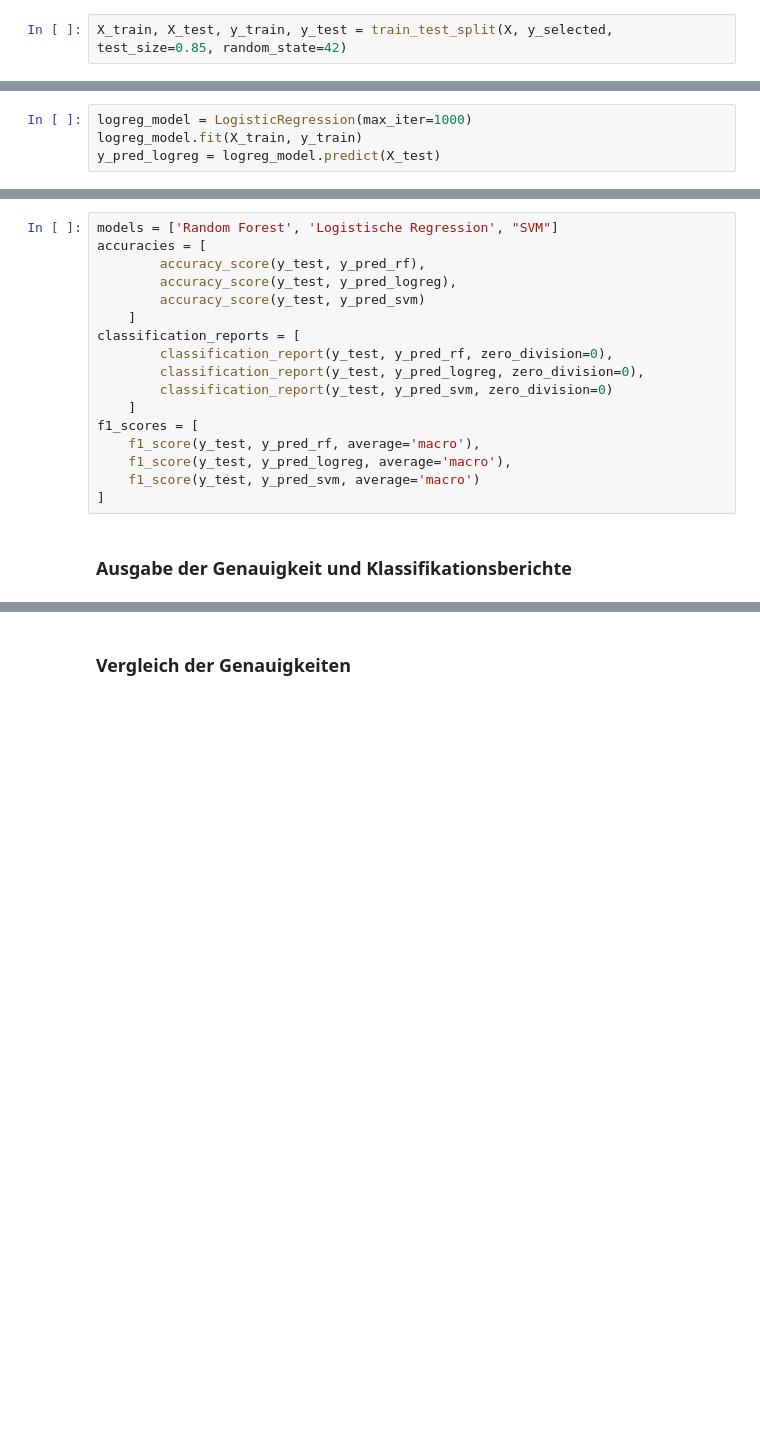
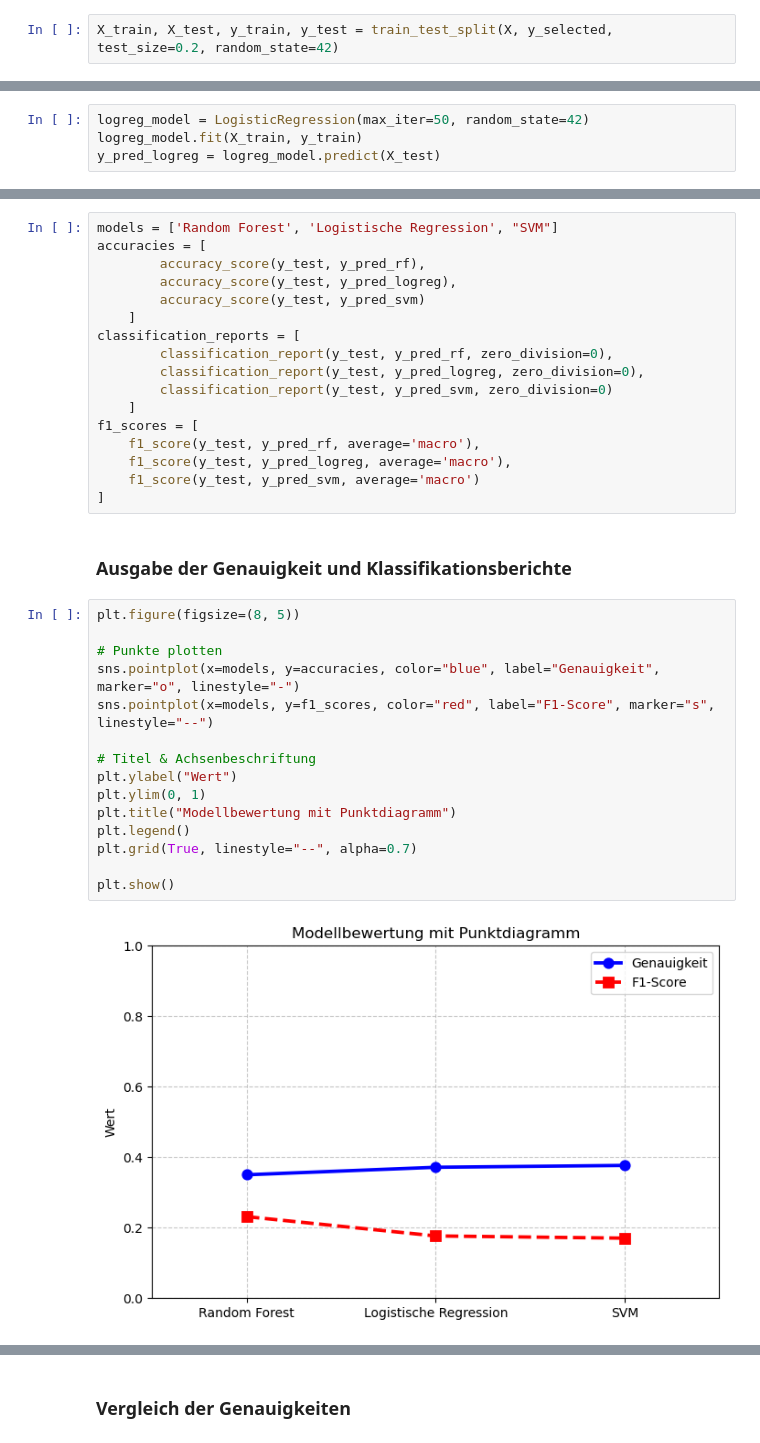
Before and after one commit to Salih-Kelmendi/LuisSalihML, a Jupyter notebook: Drug-Consumption2.ipynb, the cells around one changed output, grey strips where cells are left out. Drawn from its saved outputs; the diff is of its cells as text; blank space fills up the shorter version.

```diff
--- a/Drug-Consumption2.ipynb
+++ b/Drug-Consumption2.ipynb
@@ -123,5 +139,5 @@ y_selected = y[drug_name]
 # %%
-X_train, X_test, y_train, y_test = train_test_split(X, y_selected, test_size=0.85, random_state=42)
+X_train, X_test, y_train, y_test = train_test_split(X, y_selected, test_size=0.2, random_state=42)
 # %% [markdown]
 ### Verifizieren des Splits
 # %%
@@ -140,7 +156,7 @@ y_pred_rf = rf_model.predict(X_test)
 # %% [markdown]
 ### Logistische Regression Modell
 # %%
-logreg_model = LogisticRegression(max_iter=1000)
+logreg_model = LogisticRegression(max_iter=50, random_state=42)
 logreg_model.fit(X_train, y_train)
 y_pred_logreg = logreg_model.predict(X_test)
 # %% [markdown]
@@ -170,6 +186,23 @@ f1_scores = [
 ]
 # %% [markdown]
 ### Ausgabe der Genauigkeit und Klassifikationsberichte
+# %%
+plt.figure(figsize=(8, 5))
+
+# Punkte plotten
+sns.pointplot(x=models, y=accuracies, color="blue", label="Genauigkeit", marker="o", linestyle="-")
+sns.pointplot(x=models, y=f1_scores, color="red", label="F1-Score", marker="s", linestyle="--")
+
+# Titel & Achsenbeschriftung
+plt.ylabel("Wert")
+plt.ylim(0, 1)
+plt.title("Modellbewertung mit Punktdiagramm")
+plt.legend()
+plt.grid(True, linestyle="--", alpha=0.7)
+
+plt.show()
+# %% [output]
+[figure, added]
 # %%
 for i in range(len(models)):
     print(f"\n{models[i]} - Genauigkeit: {accuracies[i]:.3f}")
```
Also changed, not shown: parts of 15 cells of this notebook.
